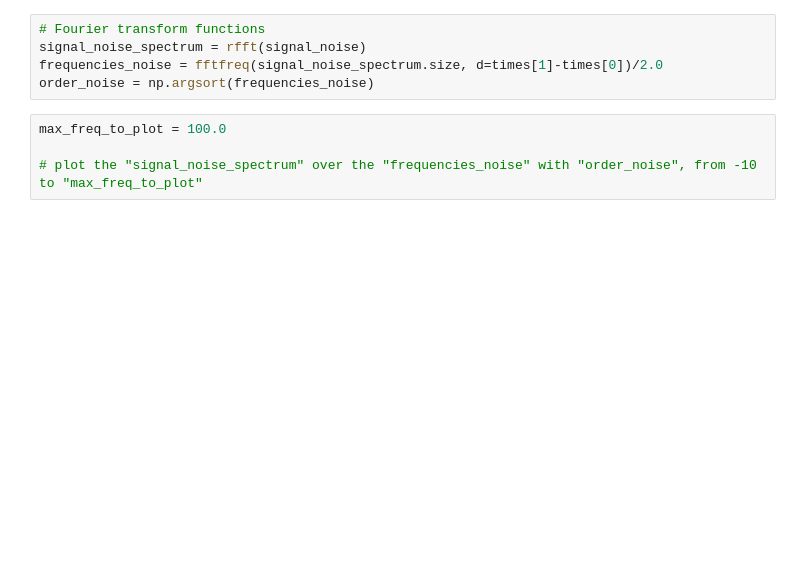
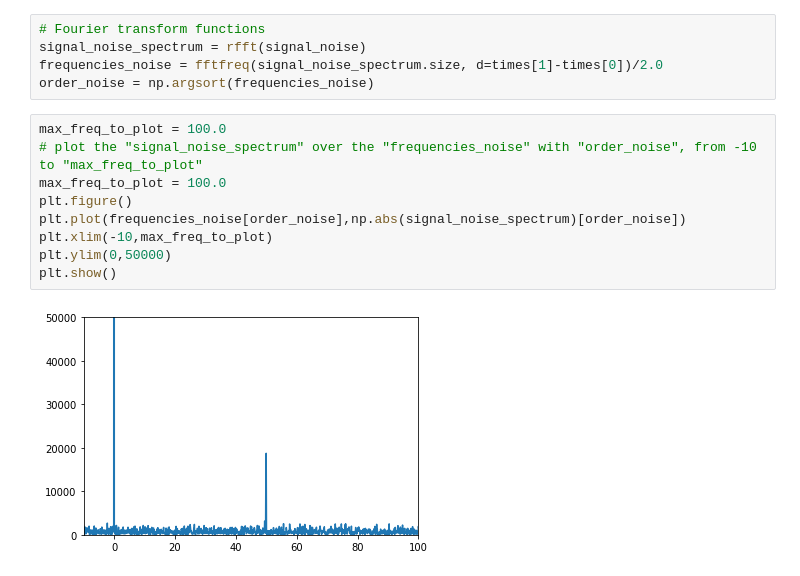
Before and after one commit to pascalfriederich/programming_exercises, a Jupyter notebook: exercise04_lock_in_amp.ipynb, the cells around one changed output. Saved outputs shown, nothing was run; the diff lists cells and outputs as text; blank space fills up the shorter version.

```diff
--- a/exercise04_lock_in_amp.ipynb
+++ b/exercise04_lock_in_amp.ipynb
@@ -50,8 +65,15 @@ frequencies_noise = fftfreq(signal_noise_spectrum.size, d=times[1]-times[0])/2.0
 order_noise = np.argsort(frequencies_noise)
 # %%
 max_freq_to_plot = 100.0
-
 # plot the "signal_noise_spectrum" over the "frequencies_noise" with "order_noise", from -10 to "max_freq_to_plot"
+max_freq_to_plot = 100.0
+plt.figure()
+plt.plot(frequencies_noise[order_noise],np.abs(signal_noise_spectrum)[order_noise])
+plt.xlim(-10,max_freq_to_plot)
+plt.ylim(0,50000)
+plt.show()
+# %% [output]
+[figure, added]
 # %%
 # Lock in amplifier
 
```
Also changed, not shown: parts of 10 cells of this notebook.
